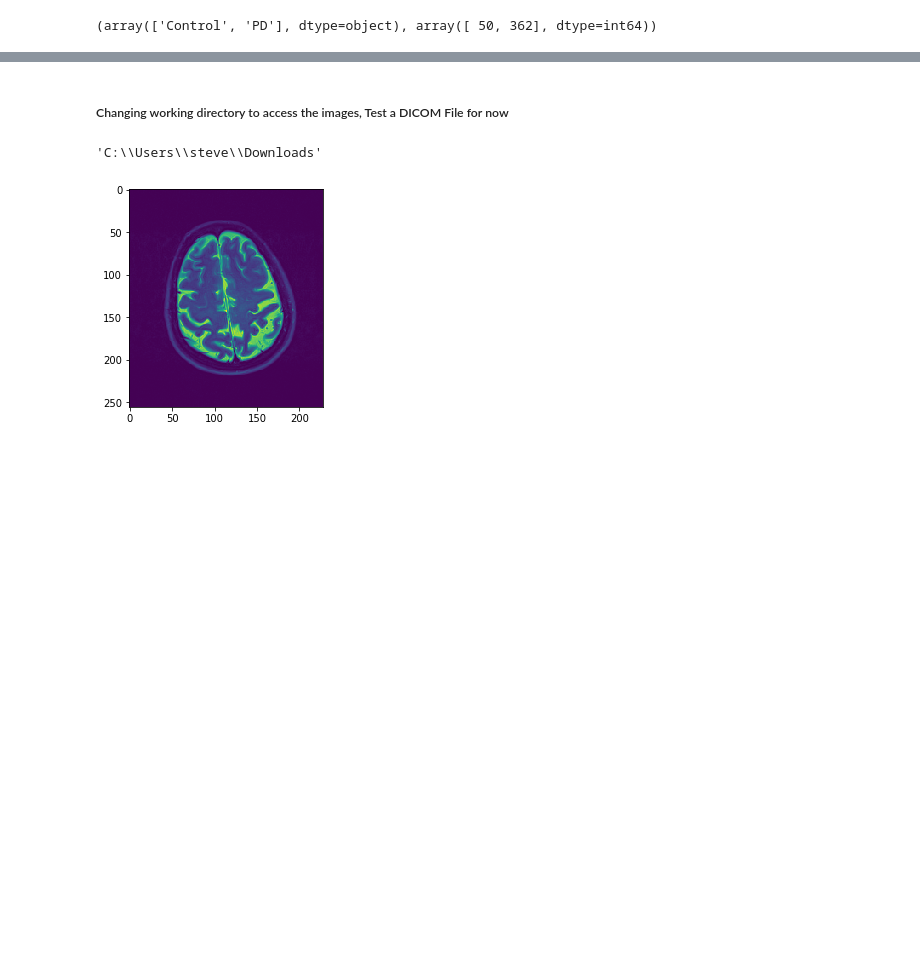
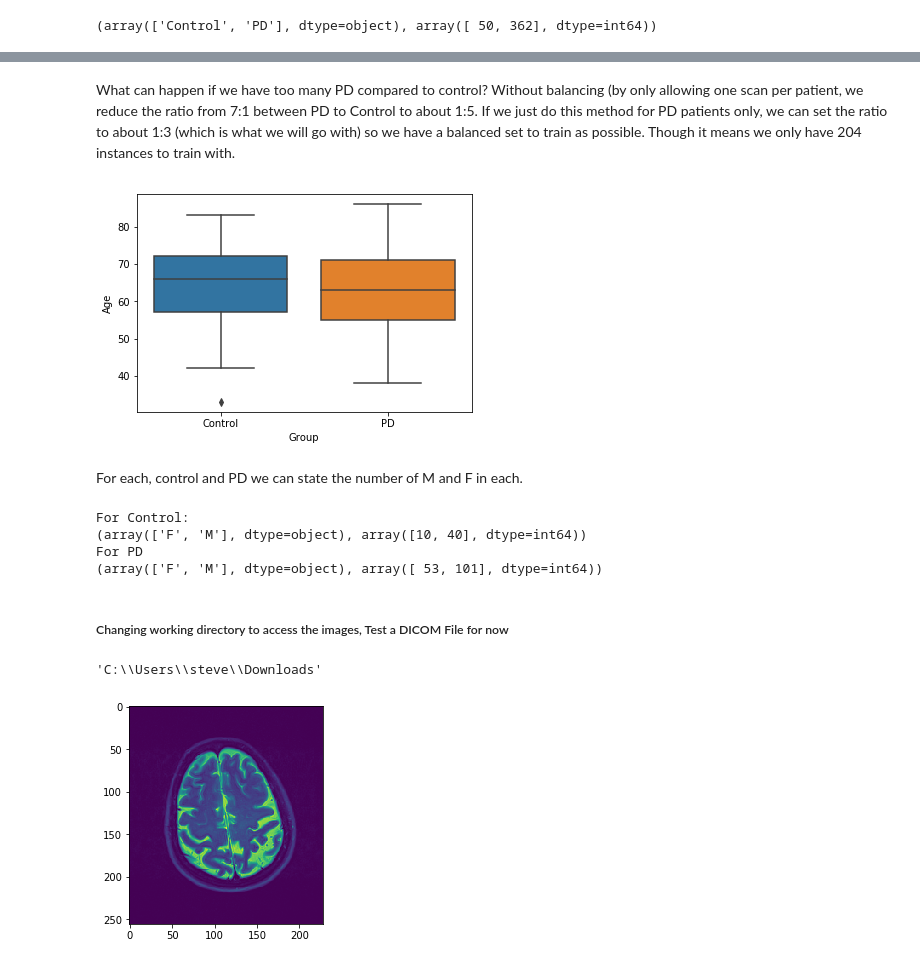
Before and after one commit to StevenVuong/MSc_Project, a Jupyter notebook: Data Exploration v1.ipynb, the cells around one changed output, grey strips where cells are left out. Cells and saved outputs as stored; diff of their text form; code cells hidden in the pictures; blank space fills up the shorter version.

```diff
--- a/Data Exploration v1.ipynb
+++ b/Data Exploration v1.ipynb
@@ -120,3 +141,22 @@ plt.show()
+# %% [markdown]
+What can happen if we have too many PD compared to control? Without balancing (by only allowing one scan per patient, we reduce the ratio from 7:1 between PD to Control to about 1:5. If we just do this method for PD patients only, we can set the ratio to about 1:3 (which is what we will go with) so we have a balanced set to train as possible. Though it means we only have 204 instances to train with.
+# %%
+# some boxplots
+ax = sns.boxplot(x="Group", y="Age", data=df2)
+# %% [output]
+[figure, added]
+# %% [markdown]
+For each, control and PD we can state the number of M and F in each.
+# %%
+print ("For Control:")
+print (np.unique(df_control.Sex.values, return_counts=True))
+print ("For PD")
+print (np.unique(df_pd.Sex.values, return_counts=True))
+# %% [output]
+For Control:
+(array(['F', 'M'], dtype=object), array([10, 40], dtype=int64))
+For PD
+(array(['F', 'M'], dtype=object), array([ 53, 101], dtype=int64))
 # %% [markdown]
 ##### Changing working directory to access the images, Test a DICOM File for now
 # %%
```
Also changed, not shown: parts of 11 cells of this notebook.
